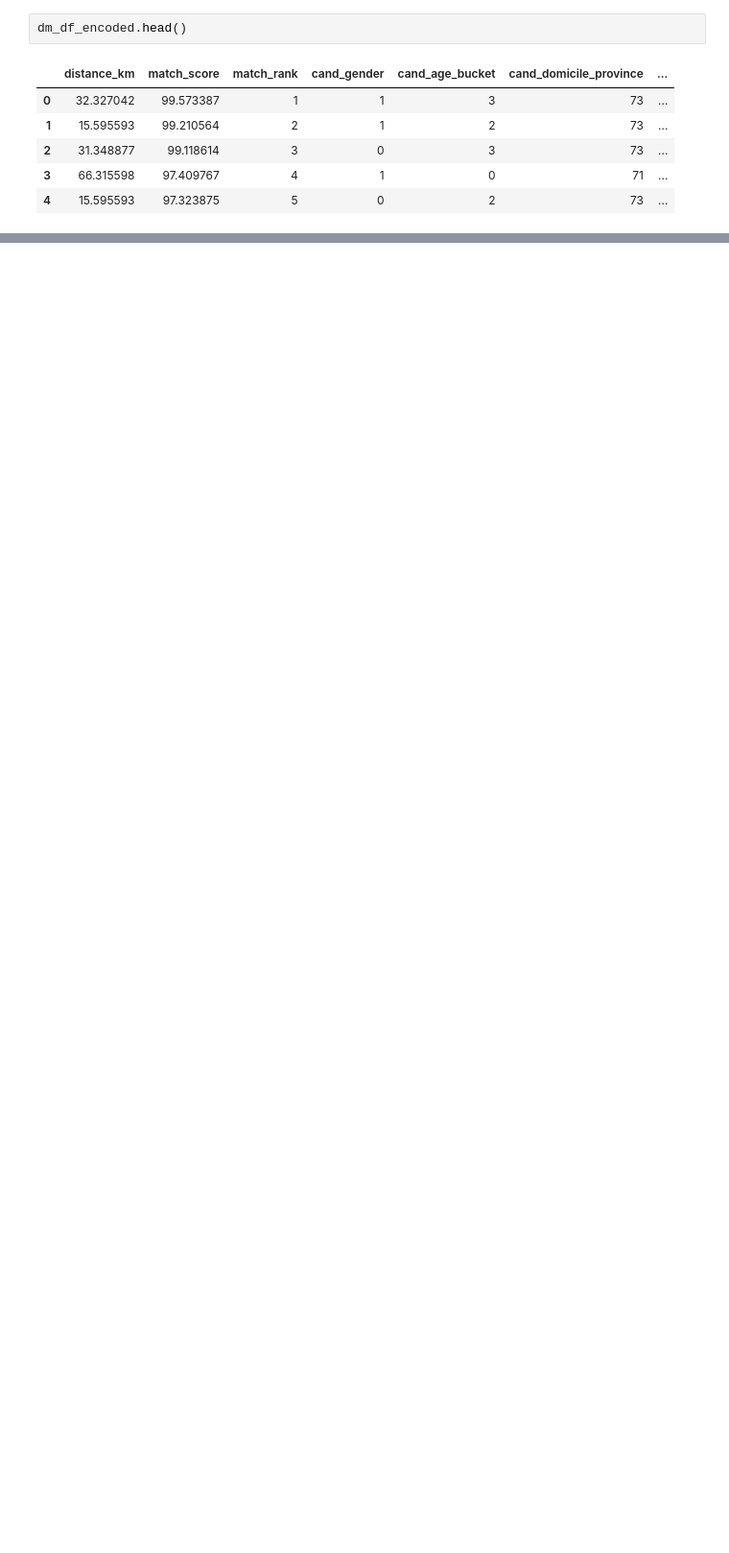
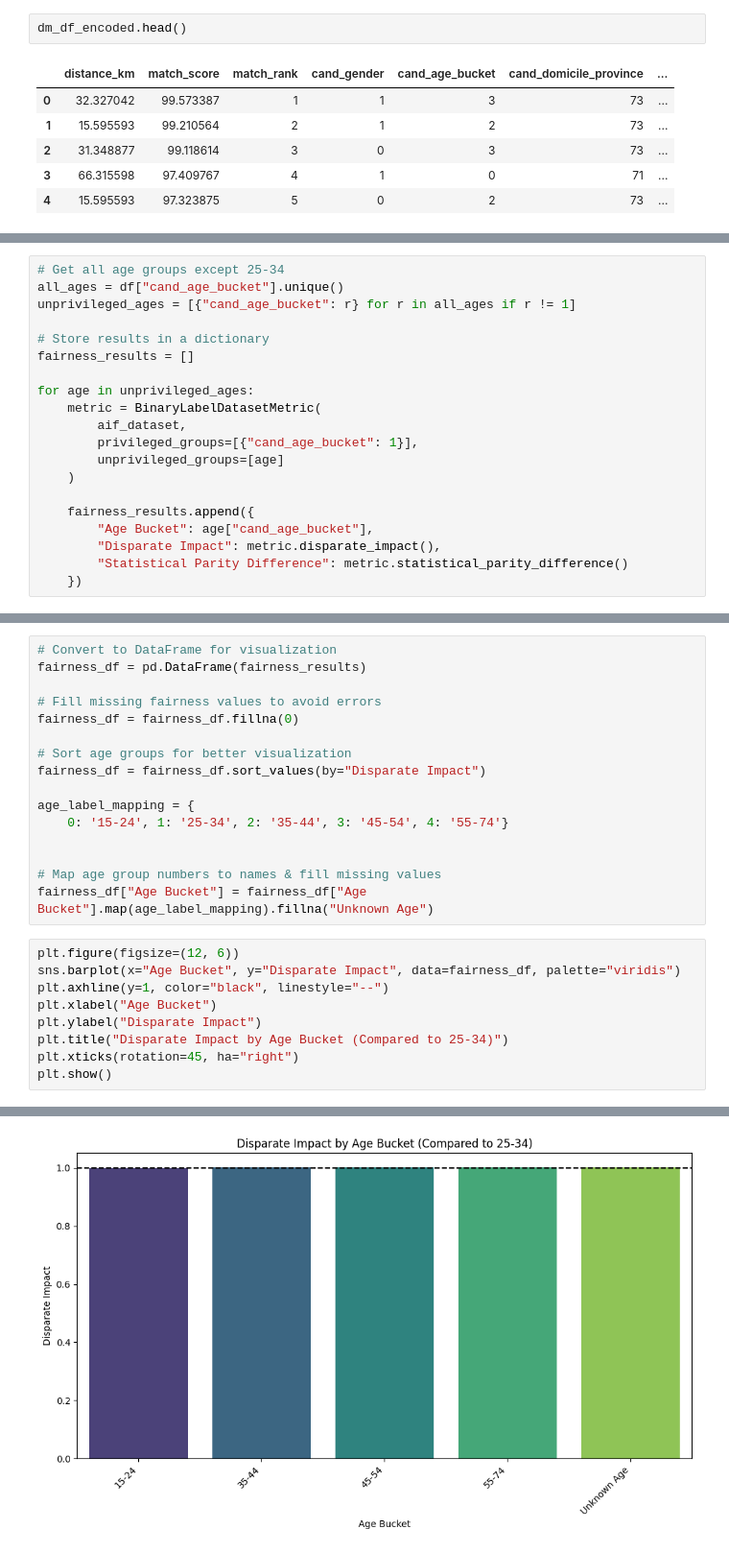
Before and after one commit to adiiulio/AiInIndustry_2025, a Jupyter notebook: fariness.ipynb, the cells around one changed output, grey strips where cells are left out. Shown at 96% size. Saved outputs shown, nothing was run; the diff lists cells and outputs as text; blank space fills up the shorter version.

```diff
--- a/fariness.ipynb
+++ b/fariness.ipynb
@@ -928,0 +1024,20 @@ train a classifier to detect bias according to match_rank according to sex and r
+# %%
+# Get all age groups except 25-34
+all_ages = df["cand_age_bucket"].unique()
+unprivileged_ages = [{"cand_age_bucket": r} for r in all_ages if r != 1]
+
+# Store results in a dictionary
+fairness_results = []
+
+for age in unprivileged_ages:
+    metric = BinaryLabelDatasetMetric(
+        aif_dataset,
+        privileged_groups=[{"cand_age_bucket": 1}],
+        unprivileged_groups=[age]
+    )
+
+    fairness_results.append({
+        "Age Bucket": age["cand_age_bucket"],
+        "Disparate Impact": metric.disparate_impact(),
+        "Statistical Parity Difference": metric.statistical_parity_difference()
+    })
@@ -928,0 +1066,26 @@ train a classifier to detect bias according to match_rank according to sex and r
+# %%
+# Convert to DataFrame for visualization
+fairness_df = pd.DataFrame(fairness_results)
+
+# Fill missing fairness values to avoid errors
+fairness_df = fairness_df.fillna(0)
+
+# Sort age groups for better visualization
+fairness_df = fairness_df.sort_values(by="Disparate Impact")
+
+age_label_mapping = {
+    0: '15-24', 1: '25-34', 2: '35-44', 3: '45-54', 4: '55-74'}
+
+
+# Map age group numbers to names & fill missing values
+fairness_df["Age Bucket"] = fairness_df["Age Bucket"].map(age_label_mapping).fillna("Unknown Age")
+# %%
+plt.figure(figsize=(12, 6))
+sns.barplot(x="Age Bucket", y="Disparate Impact", data=fairness_df, palette="viridis")
+plt.axhline(y=1, color="black", linestyle="--")
+plt.xlabel("Age Bucket")
+plt.ylabel("Disparate Impact")
+plt.title("Disparate Impact by Age Bucket (Compared to 25-34)")
+plt.xticks(rotation=45, ha="right")
+plt.show()
+# %% [output]
@@ -928,0 +1095 @@ train a classifier to detect bias according to match_rank according to sex and r
+[figure, added]
```
Also changed, not shown: parts of 28 cells of this notebook.
